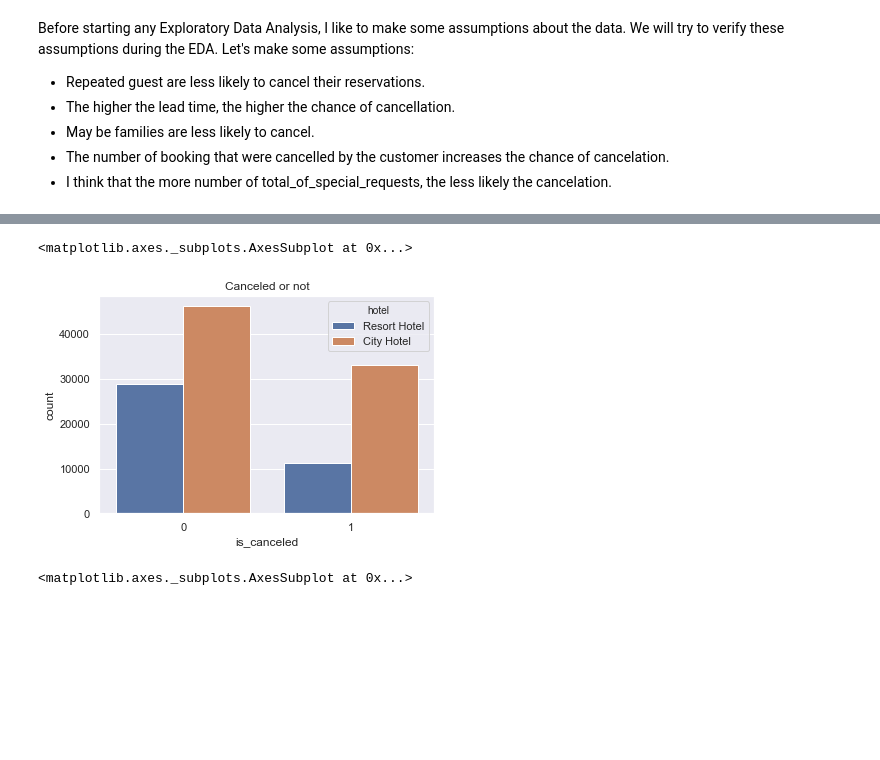
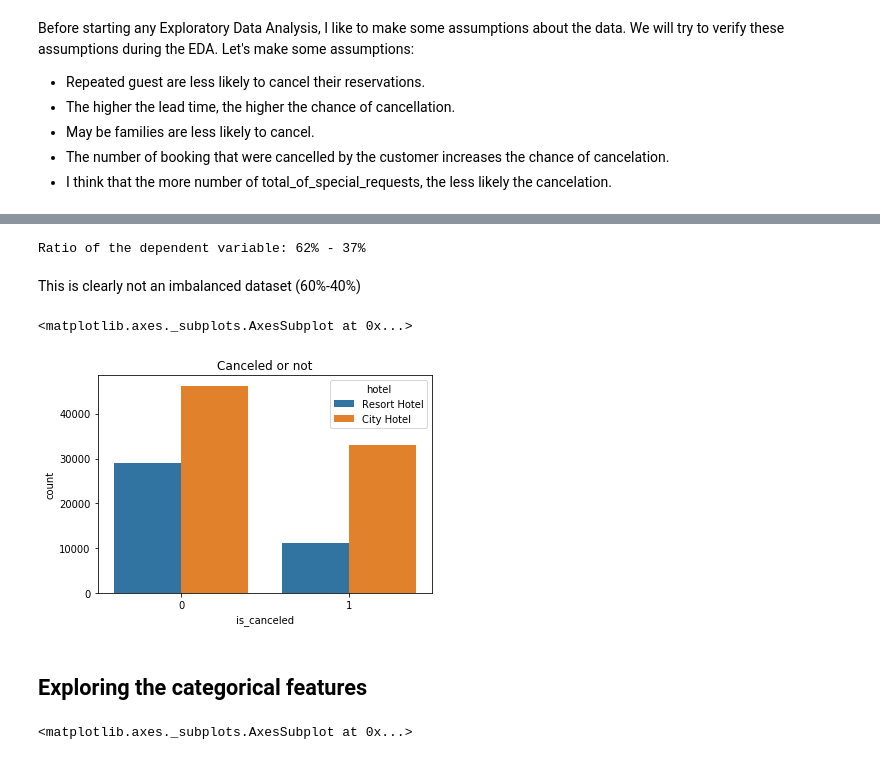
Before and after one commit to gaetanlop/Hotel_Booking_Cancelation, a Jupyter notebook: Machine Learning notebooks/EDA.ipynb, the cells around one changed output, grey strips where cells are left out. Drawn from its saved outputs; the diff is of its cells as text; code cells hidden in the pictures; blank space fills up the shorter version.

```diff
--- a/Machine Learning notebooks/EDA.ipynb
+++ b/Machine Learning notebooks/EDA.ipynb
@@ -144,10 +150,19 @@ Before starting any Exploratory Data Analysis, I like to make some assumptions a
+# %%
+#Finding the percentage of 0 values in the depend feature
+percentage=df1['is_canceled'].value_counts()[0]/df1.shape[0]*100
+print(f'Ratio of the dependent variable: {int(percentage)}% - {int(100-percentage)}%' )
+# %% [output]
+Ratio of the dependent variable: 62% - 37%
+# %% [markdown]
+This is clearly not an imbalanced dataset (60%-40%)
 # %%
-sns.set(style = "darkgrid")
 plt.title('Canceled or not')
 sns.countplot(x='is_canceled',data=df1,hue='hotel')
 # %% [output]
 <matplotlib.axes._subplots.AxesSubplot at 0x...>
-[figure, old version]
+[figure, new version]
+# %% [markdown]
+## Exploring the categorical features
 # %%
 plt.figure(figsize = (12,8))
 plt.title('Number of Booking cancelled per month')
```
Also changed, not shown: parts of 6 cells of this notebook, 5 other files.
